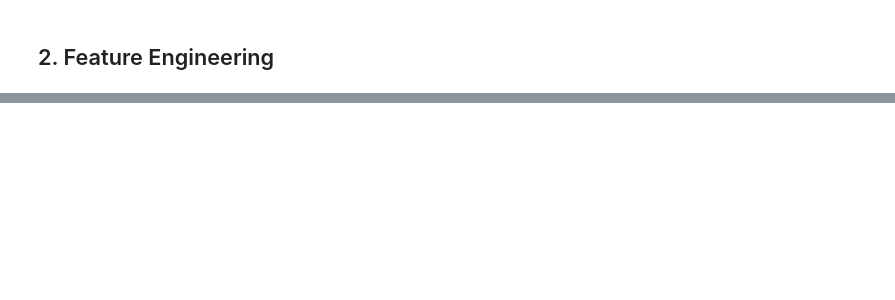
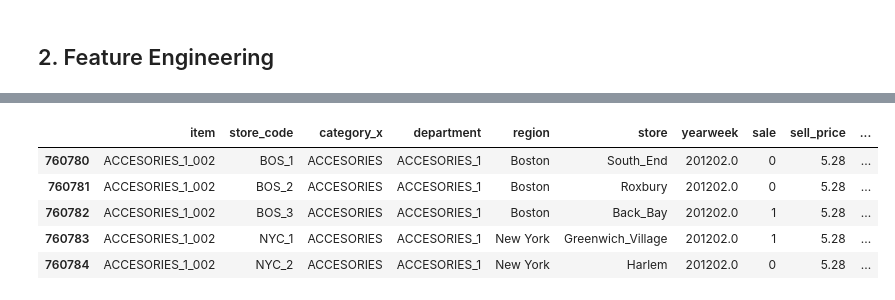
Before and after one commit to asansal/DS_market_Capstone, a Jupyter notebook: tarea_3_DSMarket_time_series.ipynb, the cells around one changed output, grey strips where cells are left out. Drawn from its saved outputs; the diff is of its cells as text; code cells hidden in the pictures; blank space fills up the shorter version.

```diff
--- a/tarea_3_DSMarket_time_series.ipynb
+++ b/tarea_3_DSMarket_time_series.ipynb
@@ -11,0 +167,9 @@ df_weekly = pd.read_csv('./Data_for_Power_BI/weekly_data_for_power_bi.csv')
+# %%
+df_weekly[df_weekly.Year >= 2012].head()
+# %% [output]
+|  | item | store_code | category_x | department | region | store | yearweek | sale | sell_price | ... |
+| 760780 | ACCESORIES_1_002 | BOS_1 | ACCESORIES | ACCESORIES_1 | Boston | South_End | 201202.0 | 0 | 5.28 | ... |
+| 760781 | ACCESORIES_1_002 | BOS_2 | ACCESORIES | ACCESORIES_1 | Boston | Roxbury | 201202.0 | 0 | 5.28 | ... |
+| 760782 | ACCESORIES_1_002 | BOS_3 | ACCESORIES | ACCESORIES_1 | Boston | Back_Bay | 201202.0 | 1 | 5.28 | ... |
+| 760783 | ACCESORIES_1_002 | NYC_1 | ACCESORIES | ACCESORIES_1 | New York | Greenwich_Village | 201202.0 | 1 | 5.28 | ... |
+| 760784 | ACCESORIES_1_002 | NYC_2 | ACCESORIES | ACCESORIES_1 | New York | Harlem | 201202.0 | 0 | 5.28 | ... |
```
Also changed, not shown: parts of 39 cells of this notebook.
